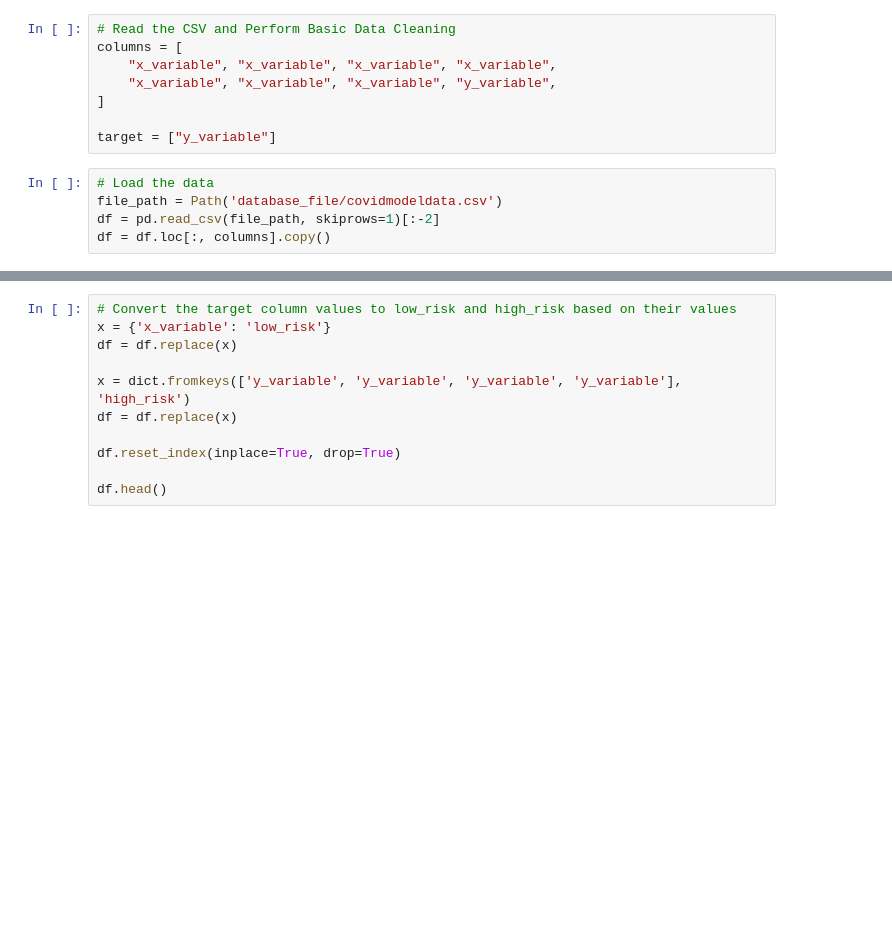
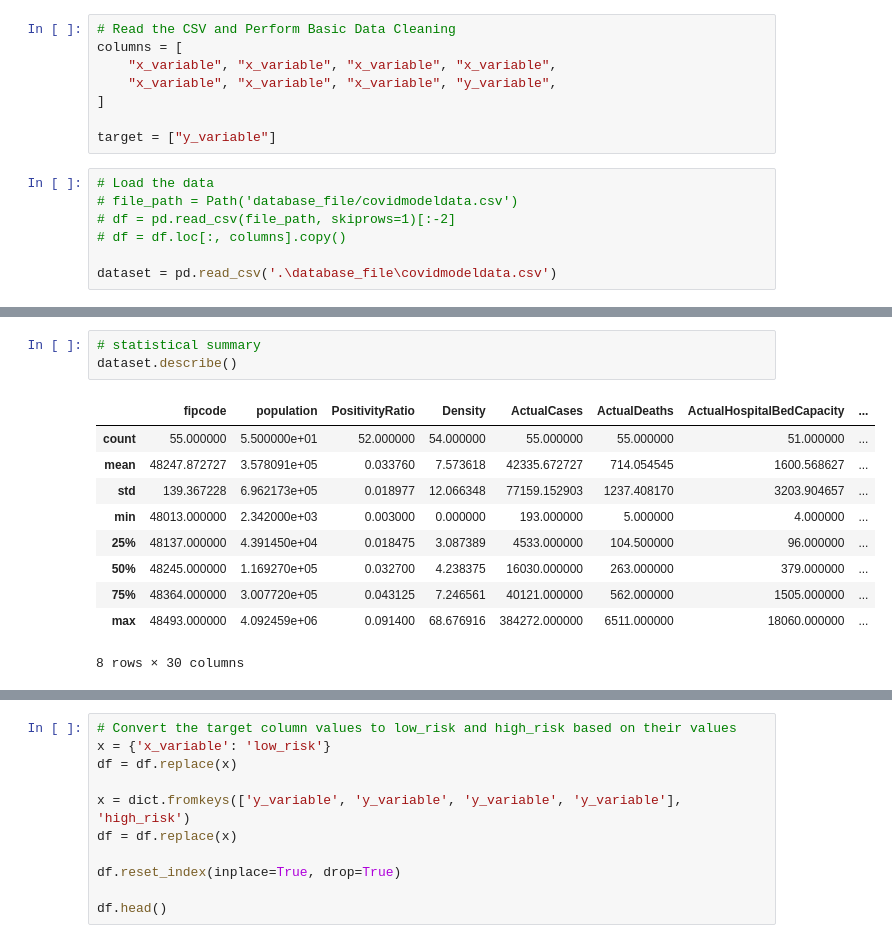
Before and after one commit to JoePedroza/UT-VIRT_DATA-GROUP-6-Project, a Jupyter notebook: COVID_Machine_Learning.ipynb, the cells around one changed output, grey strips where cells are left out. Drawn from its saved outputs; the diff is of its cells as text; blank space fills up the shorter version.

Commit message:
update COVID_Machine_Learning

```diff
--- a/COVID_Machine_Learning.ipynb
+++ b/COVID_Machine_Learning.ipynb
@@ -18,6 +19,8 @@ columns = [
 target = ["y_variable"]
 # %%
 # Load the data
-file_path = Path('database_file/covidmodeldata.csv')
-df = pd.read_csv(file_path, skiprows=1)[:-2]
-df = df.loc[:, columns].copy()
+# file_path = Path('database_file/covidmodeldata.csv')
+# df = pd.read_csv(file_path, skiprows=1)[:-2]
+# df = df.loc[:, columns].copy()
+
+dataset = pd.read_csv('.\database_file\covidmodeldata.csv')
@@ -23,0 +63,14 @@ df = df.loc[:, columns].copy()
+# %%
+# statistical summary
+dataset.describe()
+# %% [output]
+|  | fipcode | population | PositivityRatio | Density | ActualCases | ActualDeaths | ActualHospitalBedCapacity | ... |
+| count | 55.000000 | 5.500000e+01 | 52.000000 | 54.000000 | 55.000000 | 55.000000 | 51.000000 | ... |
+| mean | 48247.872727 | 3.578091e+05 | 0.033760 | 7.573618 | 42335.672727 | 714.054545 | 1600.568627 | ... |
+| std | 139.367228 | 6.962173e+05 | 0.018977 | 12.066348 | 77159.152903 | 1237.408170 | 3203.904657 | ... |
+| min | 48013.000000 | 2.342000e+03 | 0.003000 | 0.000000 | 193.000000 | 5.000000 | 4.000000 | ... |
+| 25% | 48137.000000 | 4.391450e+04 | 0.018475 | 3.087389 | 4533.000000 | 104.500000 | 96.000000 | ... |
+| 50% | 48245.000000 | 1.169270e+05 | 0.032700 | 4.238375 | 16030.000000 | 263.000000 | 379.000000 | ... |
+| 75% | 48364.000000 | 3.007720e+05 | 0.043125 | 7.246561 | 40121.000000 | 562.000000 | 1505.000000 | ... |
+| max | 48493.000000 | 4.092459e+06 | 0.091400 | 68.676916 | 384272.000000 | 6511.000000 | 18060.000000 | ... |
+8 rows × 30 columns
```
Also changed, not shown: parts of 28 cells of this notebook.
